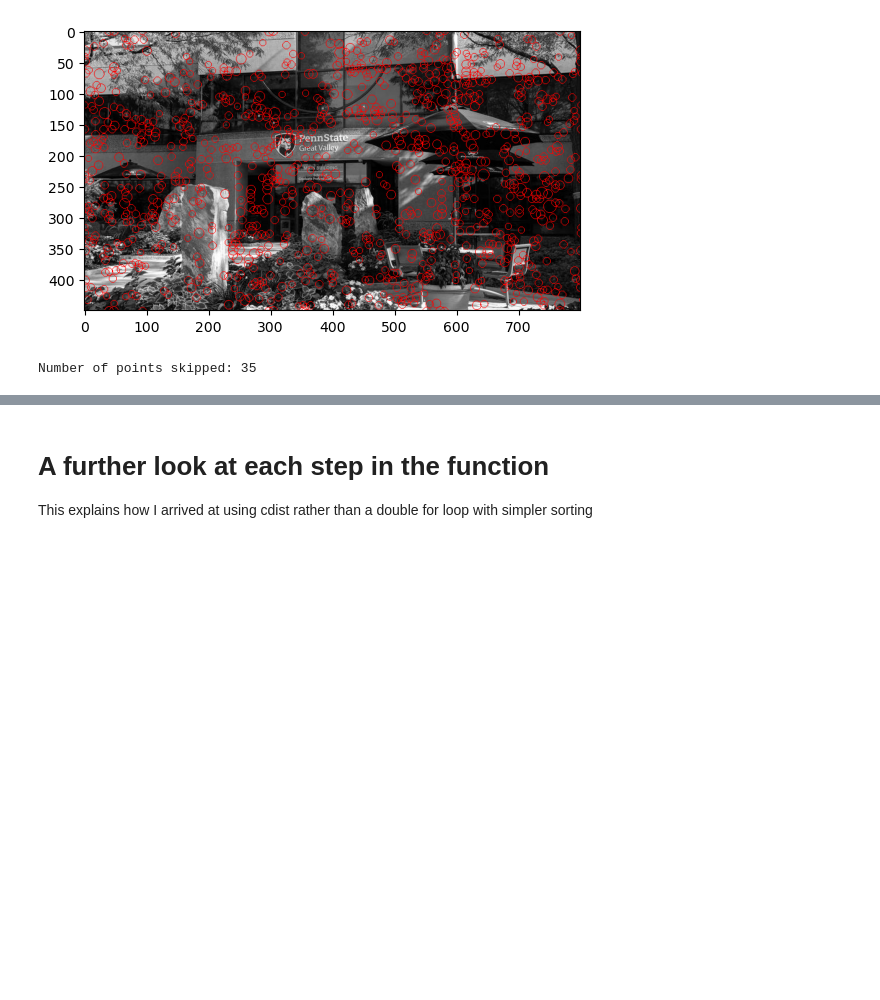
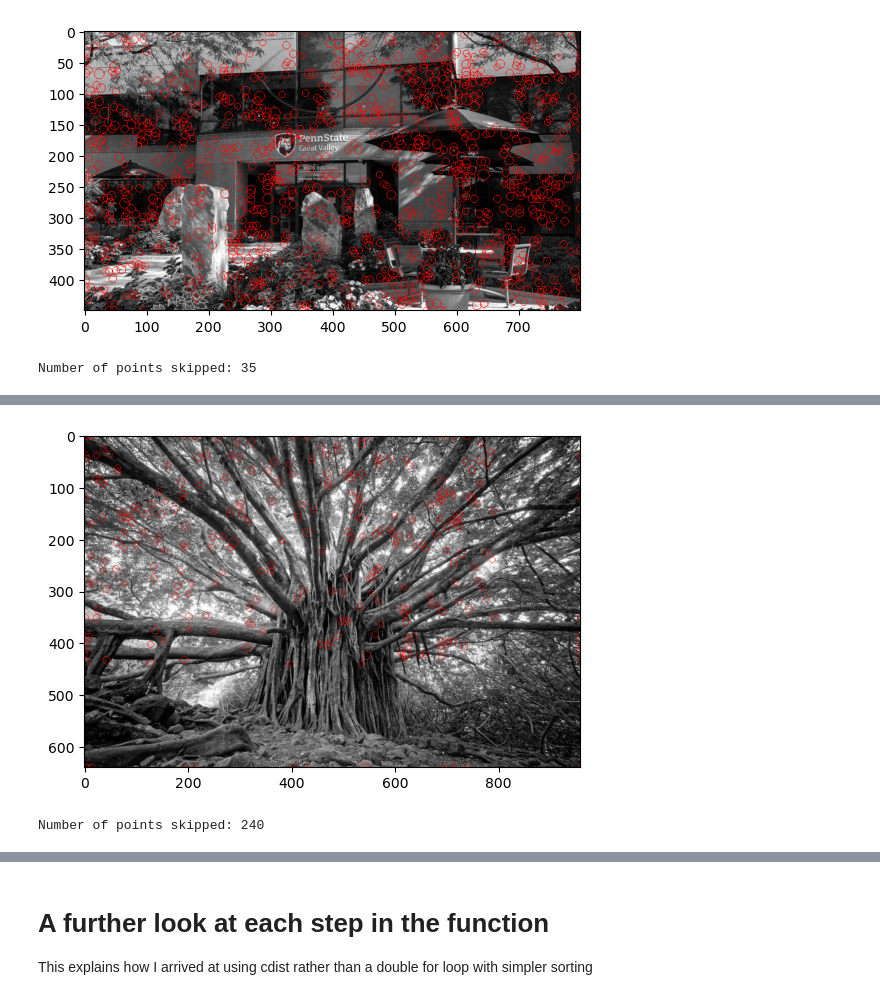
Before and after one commit to BBotzer/AI879, a Jupyter notebook: Week07/Botzer_AI879_HW_Q2_Week7.ipynb, the cells around one changed output, grey strips where cells are left out. Saved outputs shown, nothing was run; the diff lists cells and outputs as text; code cells hidden in the pictures; blank space fills up the shorter version.

```diff
--- a/Week07/Botzer_AI879_HW_Q2_Week7.ipynb
+++ b/Week07/Botzer_AI879_HW_Q2_Week7.ipynb
@@ -188,0 +202,5 @@ Number of points skipped: 35
+# %%
+corners, rad_vector = calcANMS(tree_im, n_pts=500)
+# %% [output]
+[figure, added]
+Number of points skipped: 240
```
Also changed, not shown: parts of 7 cells of this notebook, 2 other files.
